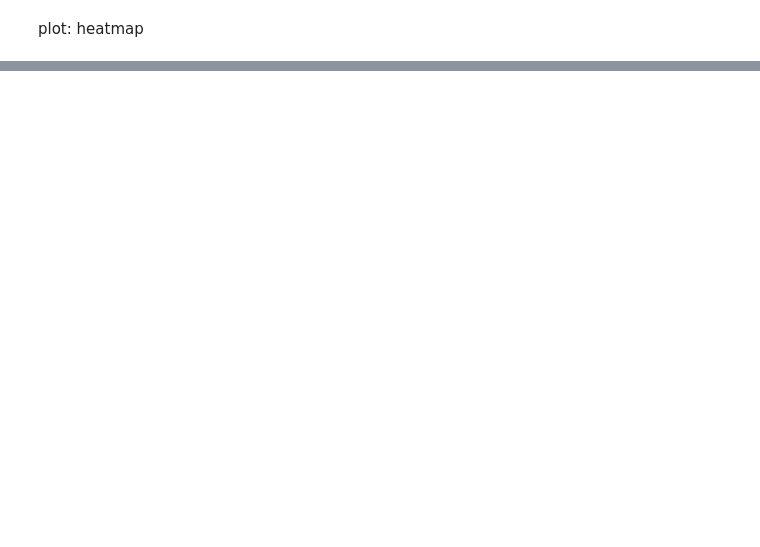
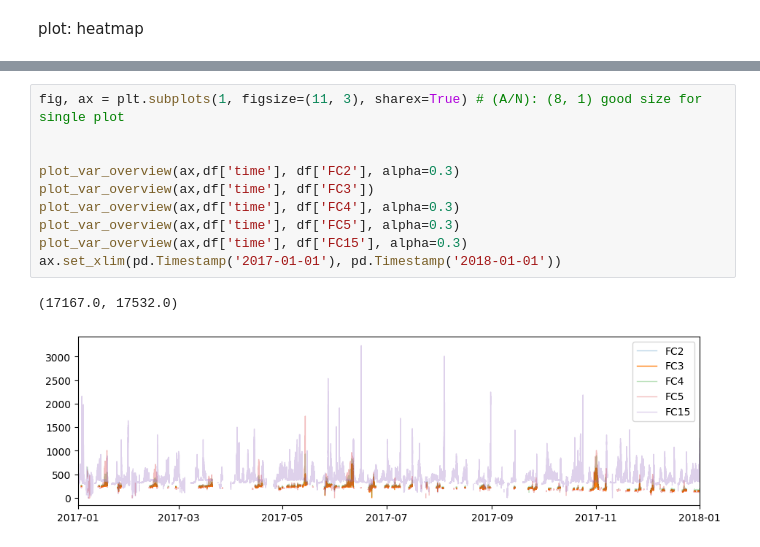
Before and after one commit to briannaisola/nasa-space-apps-2023-magnetocats, a Jupyter notebook: data-overview.ipynb, the cells around one changed output, grey strips where cells are left out. Cells and saved outputs as stored; diff of their text form; blank space fills up the shorter version.

```diff
--- a/data-overview.ipynb
+++ b/data-overview.ipynb
@@ -120,0 +130,13 @@ plot: heatmap
+# %%
+fig, ax = plt.subplots(1, figsize=(11, 3), sharex=True) # (A/N): (8, 1) good size for single plot
+
+
+plot_var_overview(ax,df['time'], df['FC2'], alpha=0.3)
+plot_var_overview(ax,df['time'], df['FC3'])
+plot_var_overview(ax,df['time'], df['FC4'], alpha=0.3)
+plot_var_overview(ax,df['time'], df['FC5'], alpha=0.3)
+plot_var_overview(ax,df['time'], df['FC15'], alpha=0.3)
+ax.set_xlim(pd.Timestamp('2017-01-01'), pd.Timestamp('2018-01-01'))
+# %% [output]
+(17167.0, 17532.0)
+[figure, added]
```
Also changed, not shown: parts of 8 cells of this notebook, 2 other files.
